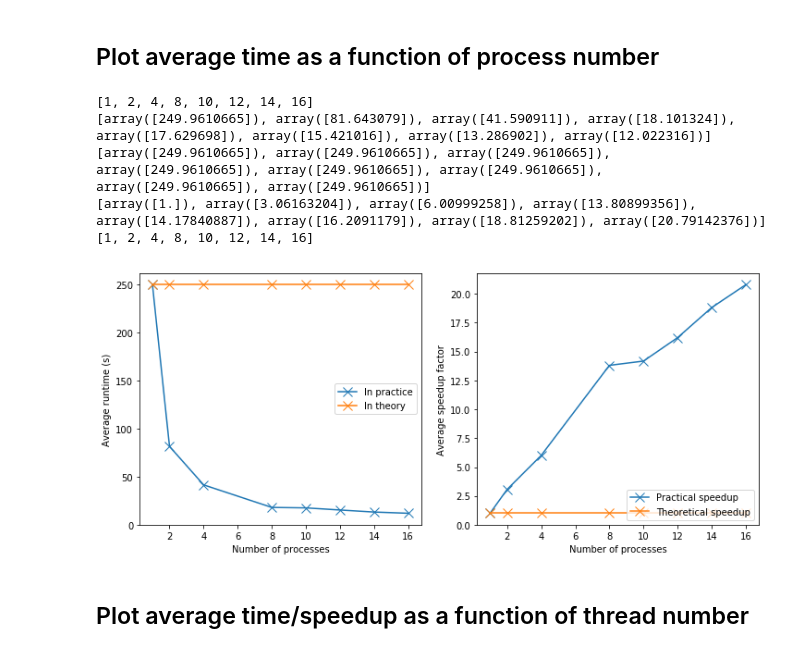
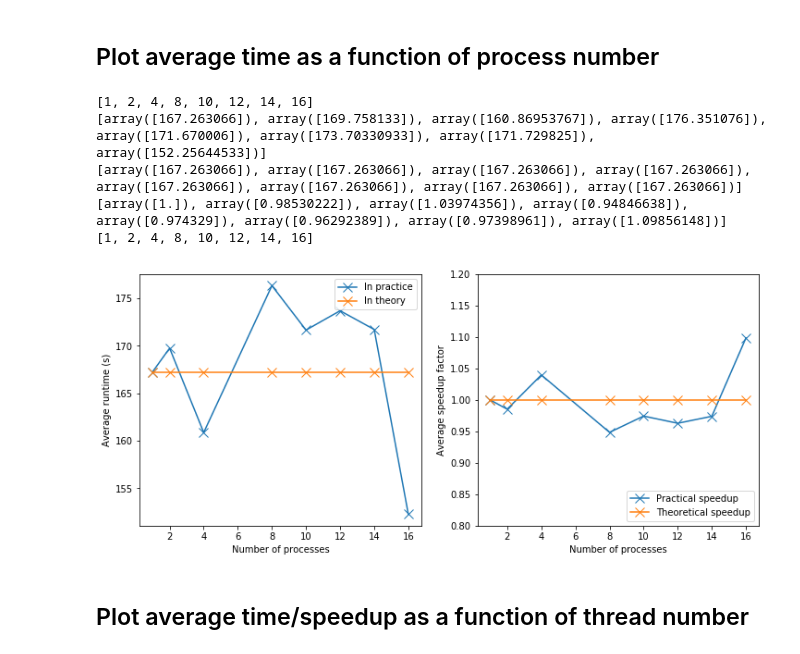
Before and after one commit to tcrasset/Wave-propagation, a Jupyter notebook: Scripts/plot.ipynb, the cells around one changed output. Saved outputs shown, nothing was run; the diff lists cells and outputs as text; code cells hidden in the pictures.

Commit message:
Recompute weakscaling with median

```diff
--- a/Scripts/plot.ipynb
+++ b/Scripts/plot.ipynb
@@ -184,10 +184,9 @@ fig.savefig("Runtime_Speedup_threads_TRUE.svg")
 # %% [markdown]
 # Weak scaling
 # %%
-directory = "/home/tom/Documents/Uliege/Master2/HPC/Project2/Report/stats/weakscaling/"
+directory = "/home/tom/Documents/Uliege/Master2/HPC/Project2/Report/stats/weakscaling/process"
 
 files = [filename for filename in os.listdir(directory) if filename.startswith("statistics_explicit_weakscaling")]
-
 
 all_dataframes = []
 for f in files:
@@ -197,10 +196,12 @@ for f in files:
     if not part_df.empty:
         all_dataframes.append(part_df[0:1])
 
-pd.set_option('display.max_rows', 1000)
 combined_df = pd.concat(all_dataframes)
 combined_df = combined_df.dropna()
-combined_df.sort_values(by=['Number of processes', 'Number of threads'])
+combined_df.sort_values(by=['Number of processes', 'Number of threads'], inplace=True)
+
+# pd.set_option('display.max_rows', 1000)
+combined_df
 # %% [output]
 |  | Scheme | Process number | Number of processes | Number of threads | Time per process | DeltaX | DeltaY | ... |
 | 0 | 0 | 0 | 1 | 1 | 162.542484 | 4000.0 | 1890.0 | ... |
@@ -257,37 +251,38 @@ meanTimePerNbThreads
 meanTime = [x for y, x in sorted(zip(uniqueProcesses, meanTimePerNbThreads))]
 nbProcess = sorted(uniqueProcesses)
 print(nbProcess)
 print(meanTime)
 ax1.plot(nbProcess, meanTime, marker='x',markersize=10)
 
 theoreticalMeanTime = [meanTime[0]] * len(nbProcess)
 
 print(theoreticalMeanTime)
 ax1.plot(nbProcess, theoreticalMeanTime, marker='x',markersize=10)
 ax1.set(ylabel="Average runtime (s)",xlabel="Number of processes")
 ax1.legend(["In practice","In theory"],loc='best')
 
 # Plot speedup factor as a function of process number
 speedUp = []
 theoreticalSpeedUp = []
 for i in range(0,len(meanTime)):
     speedUp.append(meanTime[0]/meanTime[i])
     theoreticalSpeedUp.append(meanTime[0]/meanTime[i])
 print(speedUp)
 print(nbProcess)
 ax2.plot(nbProcess, speedUp, marker='x',markersize=10)
 ax2.plot(nbProcess, [1]*len(nbProcess), marker='x',markersize=10)
 ax2.set(ylabel="Average speedup factor", xlabel="Number of processes")
+ax2.set_ylim([0.8,1.2])
 ax2.legend(["Practical speedup", "Theoretical speedup"], loc  ='lower right')
 
 fig.savefig("Weakscaling_processes_runtime_speedup.svg")
 # %% [output]
 [1, 2, 4, 8, 10, 12, 14, 16]
-[array([249.9610665]), array([81.643079]), array([41.590911]), array([18.101324]), array([17.629698]), array([15.421016]), array([13.286902]), array([12.022316])]
-[array([249.9610665]), array([249.9610665]), array([249.9610665]), array([249.9610665]), array([249.9610665]), array([249.9610665]), array([249.9610665]), array([249.9610665])]
-[array([1.]), array([3.06163204]), array([6.00999258]), array([13.80899356]), array([14.17840887]), array([16.2091179]), array([18.81259202]), array([20.79142376])]
+[array([167.263066]), array([169.758133]), array([160.86953767]), array([176.351076]), array([171.670006]), array([173.70330933]), array([171.729825]), array([152.25644533])]
+[array([167.263066]), array([167.263066]), array([167.263066]), array([167.263066]), array([167.263066]), array([167.263066]), array([167.263066]), array([167.263066])]
+[array([1.]), array([0.98530222]), array([1.03974356]), array([0.94846638]), array([0.974329]), array([0.96292389]), array([0.97398961]), array([1.09856148])]
 [1, 2, 4, 8, 10, 12, 14, 16]
-[figure, old version]
+[figure, new version]
 # %% [markdown]
 ## Plot average time/speedup as a function of thread number
 # %%
```
Also changed, not shown: parts of 5 cells of this notebook.
